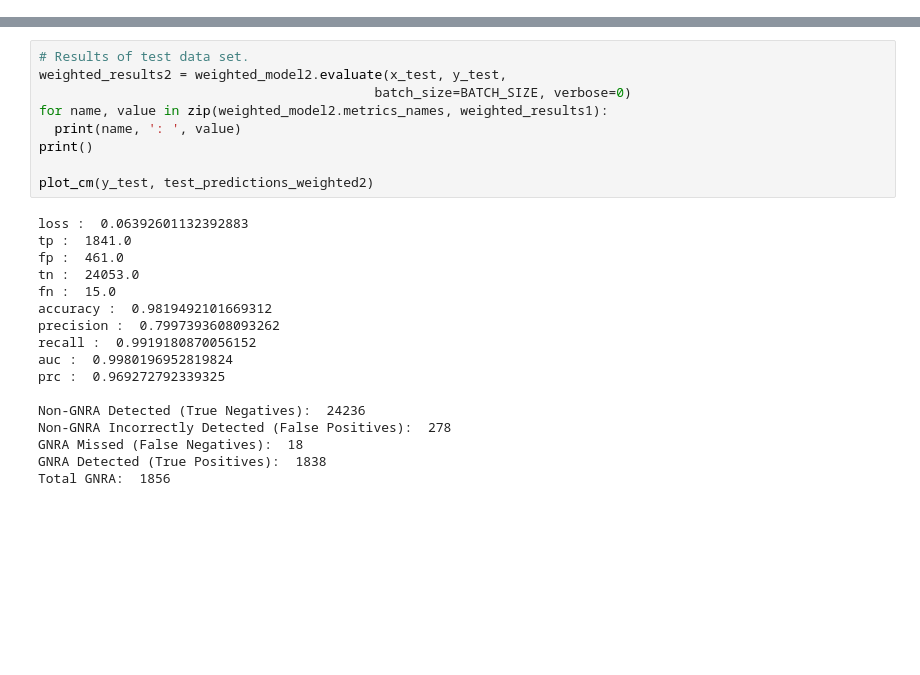
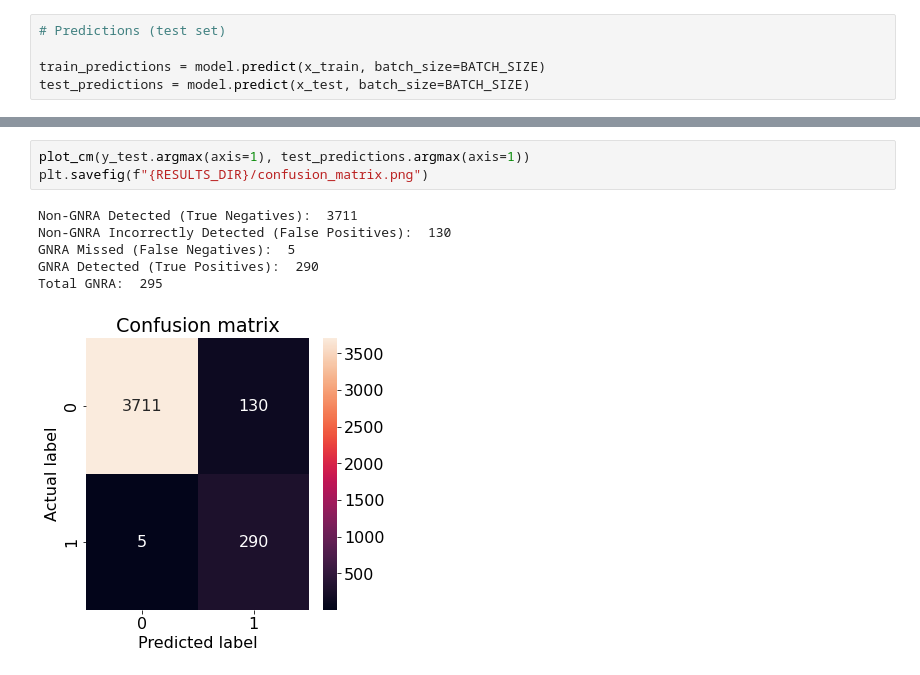
Before and after one commit to samuelflores/deep-learning-RNA-structure-prediction, a Jupyter notebook: tloop_prediction/ANN.ipynb, the cells around one changed output, grey strips where cells are left out. Saved outputs shown, nothing was run; the diff lists cells and outputs as text; blank space fills up the shorter version.

```diff
--- a/tloop_prediction/ANN.ipynb
+++ b/tloop_prediction/ANN.ipynb
@@ -332,0 +194,5 @@ test_predictions_weighted2 = weighted_model2.predict(x_test, batch_size=BATCH_SI
+# %%
+# Predictions (test set)
+
+train_predictions = model.predict(x_train, batch_size=BATCH_SIZE)
+test_predictions = model.predict(x_test, batch_size=BATCH_SIZE)
@@ -359,27 +310,11 @@ Total GNRA:  1856
-# %%
-# Results of test data set.
-weighted_results2 = weighted_model2.evaluate(x_test, y_test,
-                                           batch_size=BATCH_SIZE, verbose=0)
-for name, value in zip(weighted_model2.metrics_names, weighted_results1):
-  print(name, ': ', value)
-print()
-
-plot_cm(y_test, test_predictions_weighted2)
-# %% [output]
-loss :  0.06392601132392883
-tp :  1841.0
-fp :  461.0
-tn :  24053.0
-fn :  15.0
-accuracy :  0.9819492101669312
-precision :  0.7997393608093262
-recall :  0.9919180870056152
-auc :  0.9980196952819824
-prc :  0.969272792339325
-
-Non-GNRA Detected (True Negatives):  24236
-Non-GNRA Incorrectly Detected (False Positives):  278
-GNRA Missed (False Negatives):  18
-GNRA Detected (True Positives):  1838
-Total GNRA:  1856
+# %%
+plot_cm(y_test.argmax(axis=1), test_predictions.argmax(axis=1))
+plt.savefig(f"{RESULTS_DIR}/confusion_matrix.png")
+# %% [output]
+Non-GNRA Detected (True Negatives):  3711
+Non-GNRA Incorrectly Detected (False Positives):  130
+GNRA Missed (False Negatives):  5
+GNRA Detected (True Positives):  290
+Total GNRA:  295
+[figure, added]
 # %%
```
Also changed, not shown: parts of 23 cells of this notebook.
